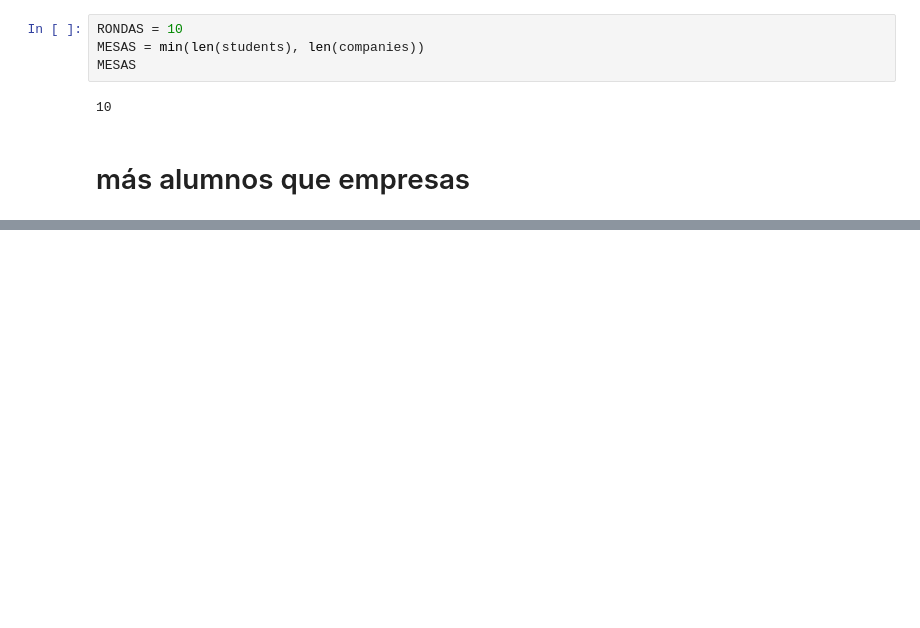
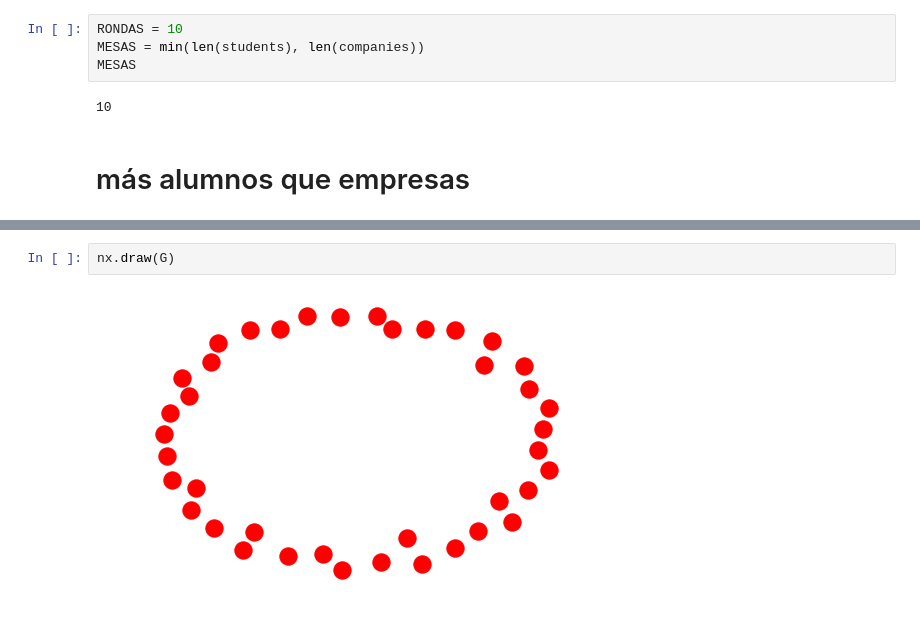
Before and after one commit to albertogcmr/hiring-week-IH-tinder-matching, a Jupyter notebook: matching.ipynb, the cells around one changed output, grey strips where cells are left out. Drawn from its saved outputs; the diff is of its cells as text; blank space fills up the shorter version.

```diff
--- a/matching.ipynb
+++ b/matching.ipynb
@@ -276,0 +270,4 @@ def contain_all_rots(s, arr):
+# %%
+nx.draw(G)
+# %% [output]
+[figure, added]
```
Also changed, not shown: parts of 10 cells of this notebook, 1 other file.
